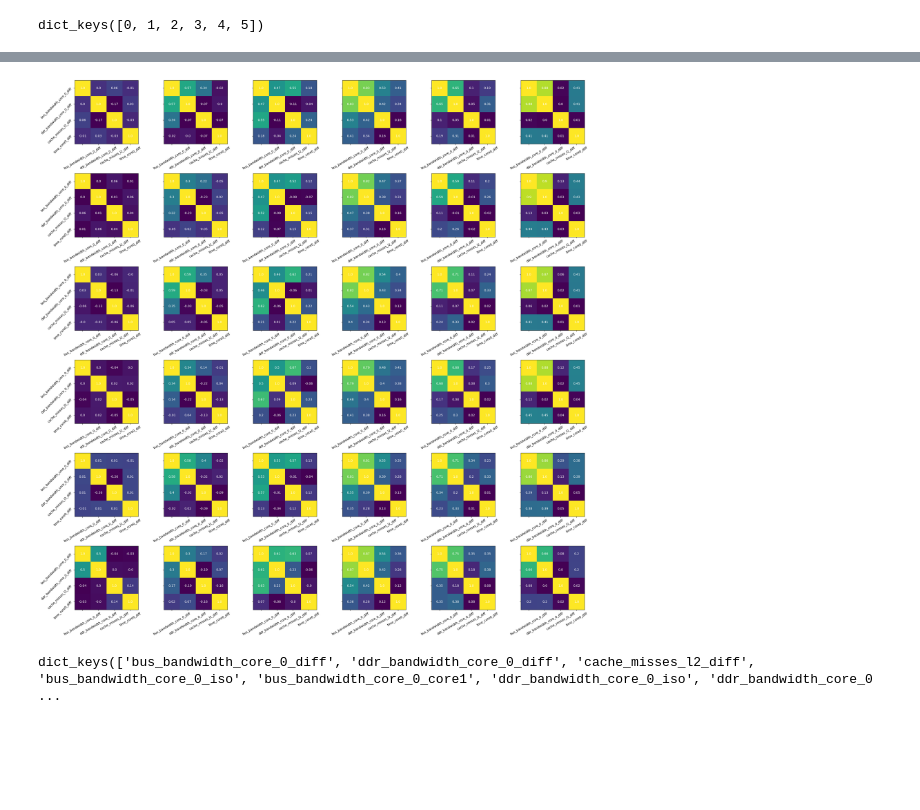
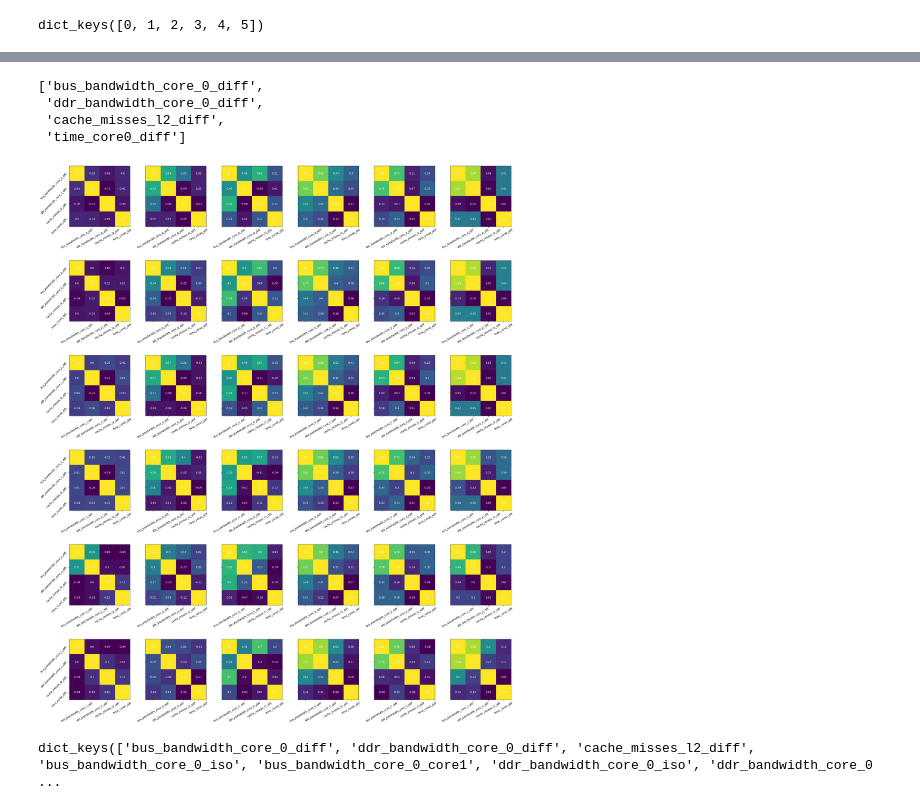
Before and after one commit to Ludoviccccc/Aixia_nouvelle_approche, a Jupyter notebook: Analyse_imgep.ipynb, the cells around one changed output, grey strips where cells are left out. Saved outputs shown, nothing was run; the diff lists cells and outputs as text; code cells hidden in the pictures; blank space fills up the shorter version.

```diff
--- a/Analyse_imgep.ipynb
+++ b/Analyse_imgep.ipynb
@@ -94,0 +192,4 @@ min data (18,)
+# %%
+dimension = 5
+idx = [(i,j) for j in range(1,dimension) for i in range(j)]
+print(len(idx))
@@ -95,5 +198,4 @@ min data (18,)
 # %%
-idx = [(i,j) for i in range(j) for j in range(i+1,5)]
 fig,axs=plt.subplots(3,3,figsize=(15,10))
 
 for j in range(9):
@@ -108,5 +210,5 @@ plt.show()
 # %%
-hdb = HDBSCAN(copy=True, min_cluster_size=400)
+hdb = HDBSCAN(copy=True, min_cluster_size=2000)
 hdb.fit(embedding)
 print('hdb labels:',hdb.labels_)
 print('labels',np.unique(hdb.labels_))
@@ -150,11 +244,14 @@ for j in range(N):
             clusters_imgep[hdb.labels_[j]][feature].append(content_imgep['memory_observation'][feature][j])
 # %%
 
-print(a.mean(axis=0))
-print(a.std(axis=0))
-for j in range(3,6):
-    a = np.array(clusters_imgep[hdb.labels_[j]]['bus_bandwidth_core_0_diff'])
-    plt.plot(a.mean(axis=0),'-o',label=j)
-    plt.legend()
-plt.show()
+for feature in ['bus_bandwidth_core_0_diff', 'ddr_bandwidth_core_0_diff', 'cache_misses_l2_diff','time_core0_iso']:
+    for j in data_list:
+        a = np.array(clusters_imgep[j][feature])
+        print('cluster',j)
+        print(a.shape)
+        print('mean',a.mean(axis=0))
+        print('std',a.std(axis=0))
+        plt.plot(a.mean(axis=0),'-o',label=j)
+        plt.legend()
+    plt.show()
 # %% [output]
@@ -194,18 +364,24 @@ array([[ 1.  ,  0.59,  0.11,  0.2 ],
+# %%
+feature_list
+# %% [output]
+['bus_bandwidth_core_0_diff',
+ 'ddr_bandwidth_core_0_diff',
+ 'cache_misses_l2_diff',
+ 'time_core0_diff']
 # %%
-fig, axs = plt.subplots(6, 6, figsize=(25, 25),sharey=True,sharex=False)
+fig, axs = plt.subplots(6, 6, figsize=(25, 30),sharey=True)#,sharex=False)
 for time in range(6):
     for clust in range(6):
         # Show all ticks and label them with the respective list entries
         axs[clust,time].imshow(dic_cluster_2_corr[clust][time])
         axs[clust,time].set_xticks(range(len(feature_list)), labels=feature_list,rotation=30)
         axs[clust,time].set_yticks(range(len(feature_list)), labels=feature_list,rotation=45)
 
         # Loop over data dimensions and create text annotations.
         for i in range(len(feature_list)):
             for j in range(len(feature_list)):
                 text = axs[clust,time].text(j, i, dic_cluster_2_corr[clust][time].values.round(2)[i, j],ha="center", va="center", color="w")
-        ax.set_title("Harvest of local farmers (in tons/year)")
 fig.tight_layout()
 plt.show()
 # %% [output]
-[figure, old version]
+[figure, new version]
```
Also changed, not shown: parts of 36 cells of this notebook.
